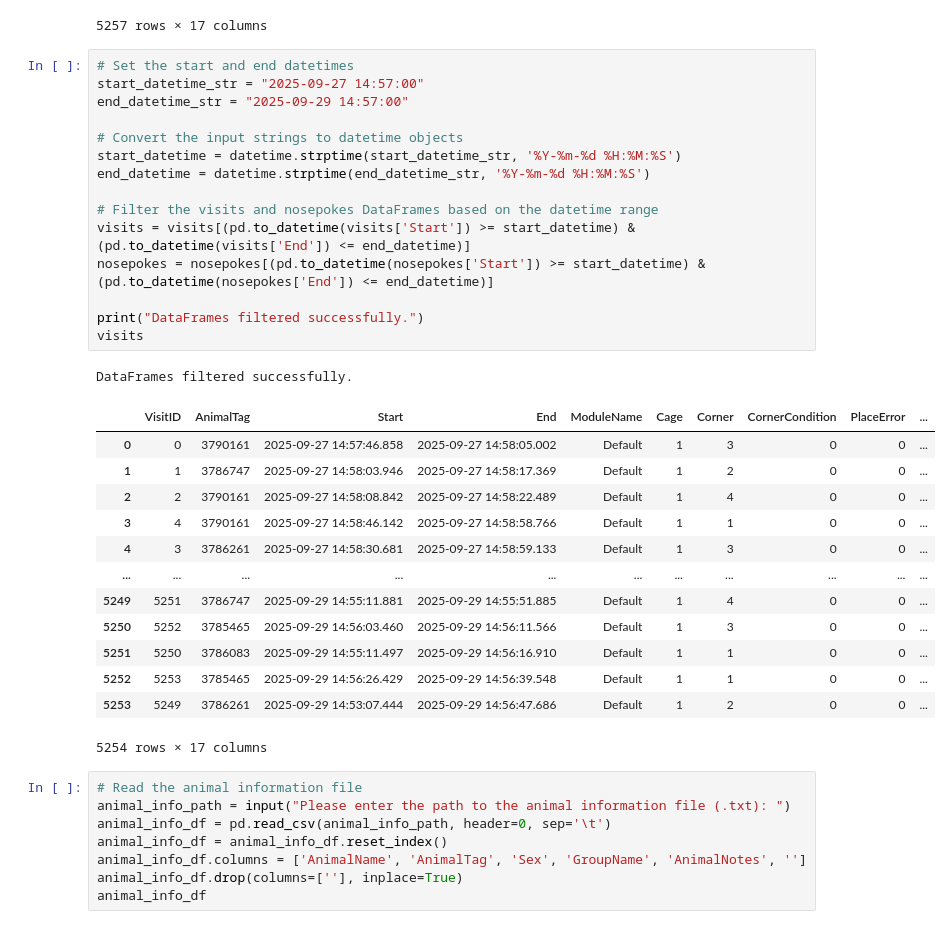
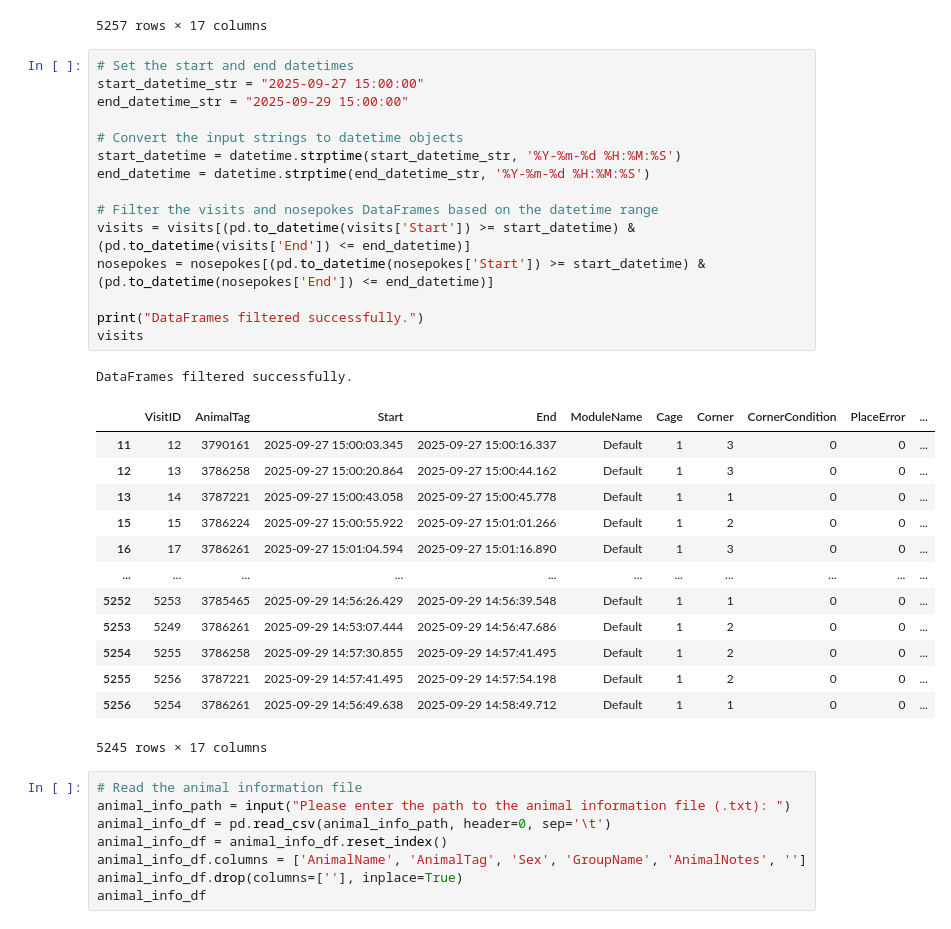
Before and after one commit to emilyalway1/BohorquezLab, a Jupyter notebook: April2026_T1RKO_Males.ipynb, the cells around one changed output. Cells and saved outputs as stored; diff of their text form.

```diff
--- a/April2026_T1RKO_Males.ipynb
+++ b/April2026_T1RKO_Males.ipynb
@@ -45,34 +45,34 @@ visits
 5257 rows × 17 columns
 # %%
 # Set the start and end datetimes
-start_datetime_str = "2025-09-27 14:57:00"
-end_datetime_str = "2025-09-29 14:57:00"
+start_datetime_str = "2025-09-27 15:00:00"
+end_datetime_str = "2025-09-29 15:00:00"
 
 # Convert the input strings to datetime objects
 start_datetime = datetime.strptime(start_datetime_str, '%Y-%m-%d %H:%M:%S')
 end_datetime = datetime.strptime(end_datetime_str, '%Y-%m-%d %H:%M:%S')
 
 # Filter the visits and nosepokes DataFrames based on the datetime range
 visits = visits[(pd.to_datetime(visits['Start']) >= start_datetime) & (pd.to_datetime(visits['End']) <= end_datetime)]
 nosepokes = nosepokes[(pd.to_datetime(nosepokes['Start']) >= start_datetime) & (pd.to_datetime(nosepokes['End']) <= end_datetime)]
 
 print("DataFrames filtered successfully.")
 visits
 # %% [output]
 DataFrames filtered successfully.
 |  | VisitID | AnimalTag | Start | End | ModuleName | Cage | Corner | CornerCondition | PlaceError | ... |
-| 0 | 0 | 3790161 | 2025-09-27 14:57:46.858 | 2025-09-27 14:58:05.002 | Default | 1 | 3 | 0 | 0 | ... |
-| 1 | 1 | 3786747 | 2025-09-27 14:58:03.946 | 2025-09-27 14:58:17.369 | Default | 1 | 2 | 0 | 0 | ... |
-| 2 | 2 | 3790161 | 2025-09-27 14:58:08.842 | 2025-09-27 14:58:22.489 | Default | 1 | 4 | 0 | 0 | ... |
-| 3 | 4 | 3790161 | 2025-09-27 14:58:46.142 | 2025-09-27 14:58:58.766 | Default | 1 | 1 | 0 | 0 | ... |
-| 4 | 3 | 3786261 | 2025-09-27 14:58:30.681 | 2025-09-27 14:58:59.133 | Default | 1 | 3 | 0 | 0 | ... |
+| 11 | 12 | 3790161 | 2025-09-27 15:00:03.345 | 2025-09-27 15:00:16.337 | Default | 1 | 3 | 0 | 0 | ... |
+| 12 | 13 | 3786258 | 2025-09-27 15:00:20.864 | 2025-09-27 15:00:44.162 | Default | 1 | 3 | 0 | 0 | ... |
+| 13 | 14 | 3787221 | 2025-09-27 15:00:43.058 | 2025-09-27 15:00:45.778 | Default | 1 | 1 | 0 | 0 | ... |
+| 15 | 15 | 3786224 | 2025-09-27 15:00:55.922 | 2025-09-27 15:01:01.266 | Default | 1 | 2 | 0 | 0 | ... |
+| 16 | 17 | 3786261 | 2025-09-27 15:01:04.594 | 2025-09-27 15:01:16.890 | Default | 1 | 3 | 0 | 0 | ... |
 | ... | ... | ... | ... | ... | ... | ... | ... | ... | ... | ... |
-| 5249 | 5251 | 3786747 | 2025-09-29 14:55:11.881 | 2025-09-29 14:55:51.885 | Default | 1 | 4 | 0 | 0 | ... |
-| 5250 | 5252 | 3785465 | 2025-09-29 14:56:03.460 | 2025-09-29 14:56:11.566 | Default | 1 | 3 | 0 | 0 | ... |
-| 5251 | 5250 | 3786083 | 2025-09-29 14:55:11.497 | 2025-09-29 14:56:16.910 | Default | 1 | 1 | 0 | 0 | ... |
 | 5252 | 5253 | 3785465 | 2025-09-29 14:56:26.429 | 2025-09-29 14:56:39.548 | Default | 1 | 1 | 0 | 0 | ... |
 | 5253 | 5249 | 3786261 | 2025-09-29 14:53:07.444 | 2025-09-29 14:56:47.686 | Default | 1 | 2 | 0 | 0 | ... |
+| 5254 | 5255 | 3786258 | 2025-09-29 14:57:30.855 | 2025-09-29 14:57:41.495 | Default | 1 | 2 | 0 | 0 | ... |
+| 5255 | 5256 | 3787221 | 2025-09-29 14:57:41.495 | 2025-09-29 14:57:54.198 | Default | 1 | 2 | 0 | 0 | ... |
+| 5256 | 5254 | 3786261 | 2025-09-29 14:56:49.638 | 2025-09-29 14:58:49.712 | Default | 1 | 1 | 0 | 0 | ... |
-5254 rows × 17 columns
+5245 rows × 17 columns
 # %%
 # Read the animal information file
 animal_info_path = input("Please enter the path to the animal information file (.txt): ")
```
Also changed, not shown: parts of 9 cells of this notebook.
